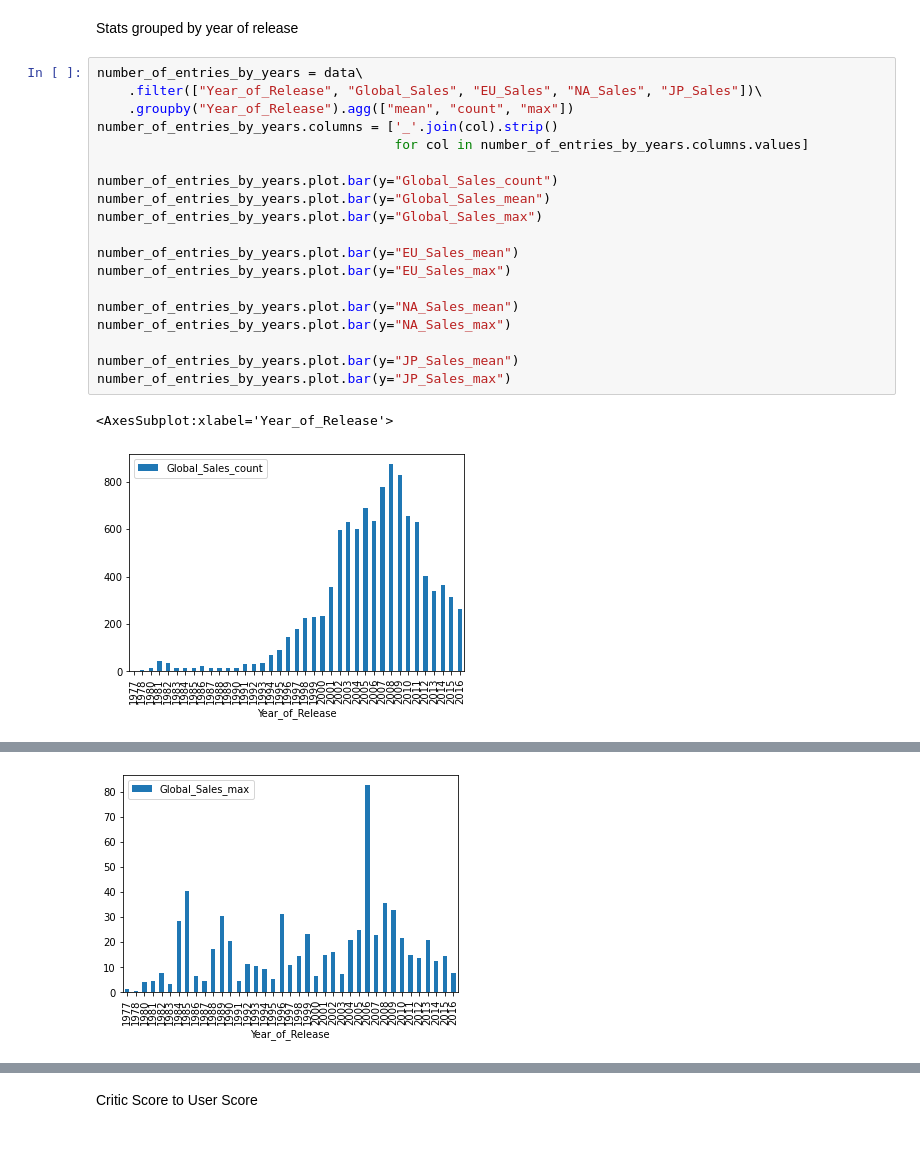
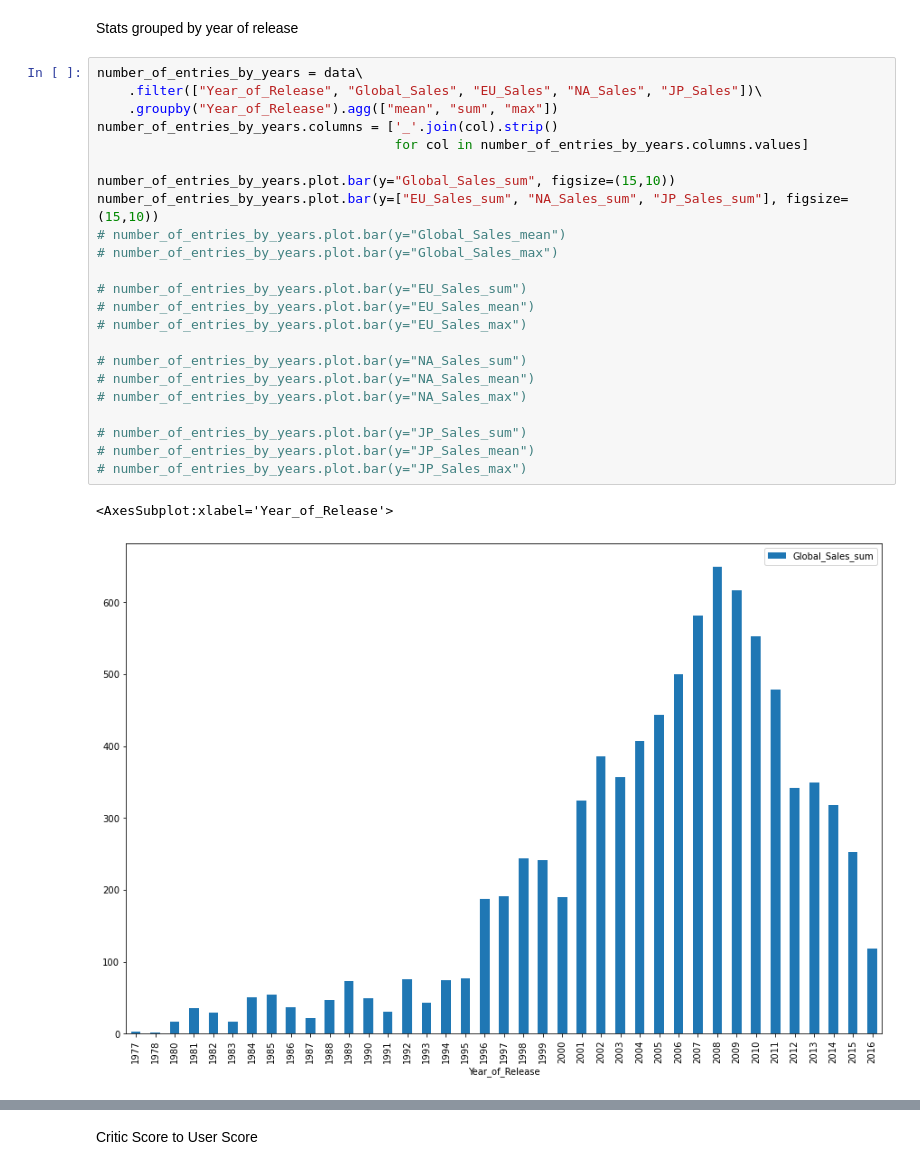
Before and after one commit to Loniowsky/Data-Mining-Project, a Jupyter notebook: scripts/notebooks/preliminary_data_analysis.ipynb, the cells around one changed output, grey strips where cells are left out. Cells and saved outputs as stored; diff of their text form; blank space fills up the shorter version.

```diff
--- a/scripts/notebooks/preliminary_data_analysis.ipynb
+++ b/scripts/notebooks/preliminary_data_analysis.ipynb
@@ -18,22 +18,26 @@ Stats grouped by year of release
 # %%
 number_of_entries_by_years = data\
     .filter(["Year_of_Release", "Global_Sales", "EU_Sales", "NA_Sales", "JP_Sales"])\
-    .groupby("Year_of_Release").agg(["mean", "count", "max"])
+    .groupby("Year_of_Release").agg(["mean", "sum", "max"])
 number_of_entries_by_years.columns = ['_'.join(col).strip()
                                       for col in number_of_entries_by_years.columns.values]
 
-number_of_entries_by_years.plot.bar(y="Global_Sales_count")
-number_of_entries_by_years.plot.bar(y="Global_Sales_mean")
-number_of_entries_by_years.plot.bar(y="Global_Sales_max")
+number_of_entries_by_years.plot.bar(y="Global_Sales_sum", figsize=(15,10))
+number_of_entries_by_years.plot.bar(y=["EU_Sales_sum", "NA_Sales_sum", "JP_Sales_sum"], figsize=(15,10))
+# number_of_entries_by_years.plot.bar(y="Global_Sales_mean")
+# number_of_entries_by_years.plot.bar(y="Global_Sales_max")
 
-number_of_entries_by_years.plot.bar(y="EU_Sales_mean")
-number_of_entries_by_years.plot.bar(y="EU_Sales_max")
+# number_of_entries_by_years.plot.bar(y="EU_Sales_sum")
+# number_of_entries_by_years.plot.bar(y="EU_Sales_mean")
+# number_of_entries_by_years.plot.bar(y="EU_Sales_max")
 
-number_of_entries_by_years.plot.bar(y="NA_Sales_mean")
-number_of_entries_by_years.plot.bar(y="NA_Sales_max")
+# number_of_entries_by_years.plot.bar(y="NA_Sales_sum")
+# number_of_entries_by_years.plot.bar(y="NA_Sales_mean")
+# number_of_entries_by_years.plot.bar(y="NA_Sales_max")
 
-number_of_entries_by_years.plot.bar(y="JP_Sales_mean")
-number_of_entries_by_years.plot.bar(y="JP_Sales_max")
+# number_of_entries_by_years.plot.bar(y="JP_Sales_sum")
+# number_of_entries_by_years.plot.bar(y="JP_Sales_mean")
+# number_of_entries_by_years.plot.bar(y="JP_Sales_max")
 # %% [output]
 <AxesSubplot:xlabel='Year_of_Release'>
-[figure, old version]
+[figure, new version]
@@ -41 +44,0 @@ number_of_entries_by_years.plot.bar(y="JP_Sales_max")
-[figure, removed]
```
Also changed, not shown: parts of 10 cells of this notebook, 5 other files.
